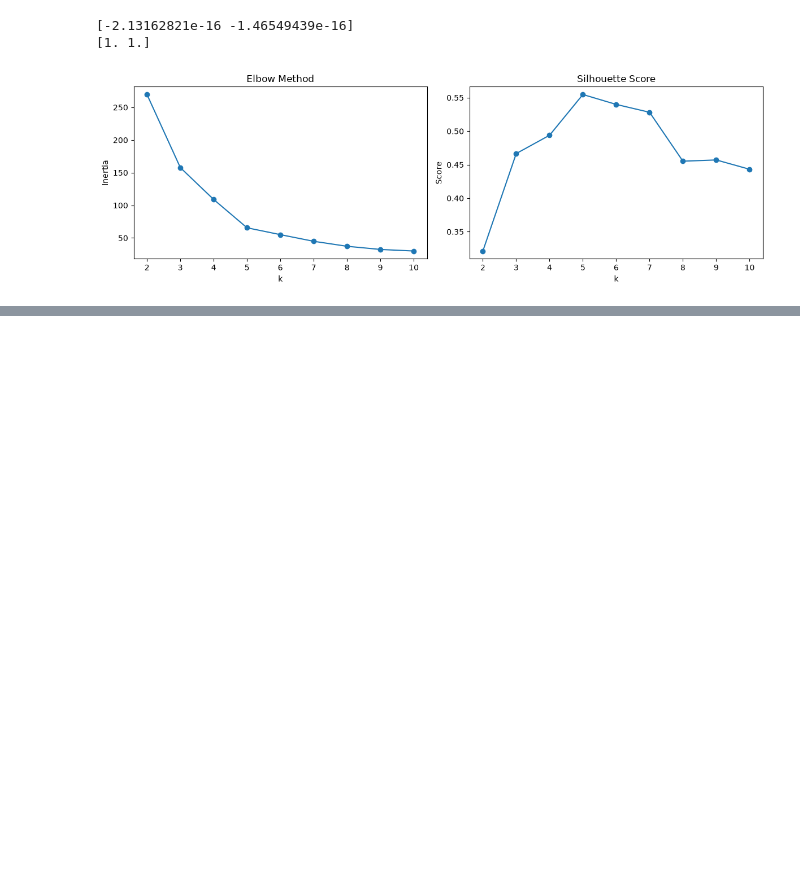
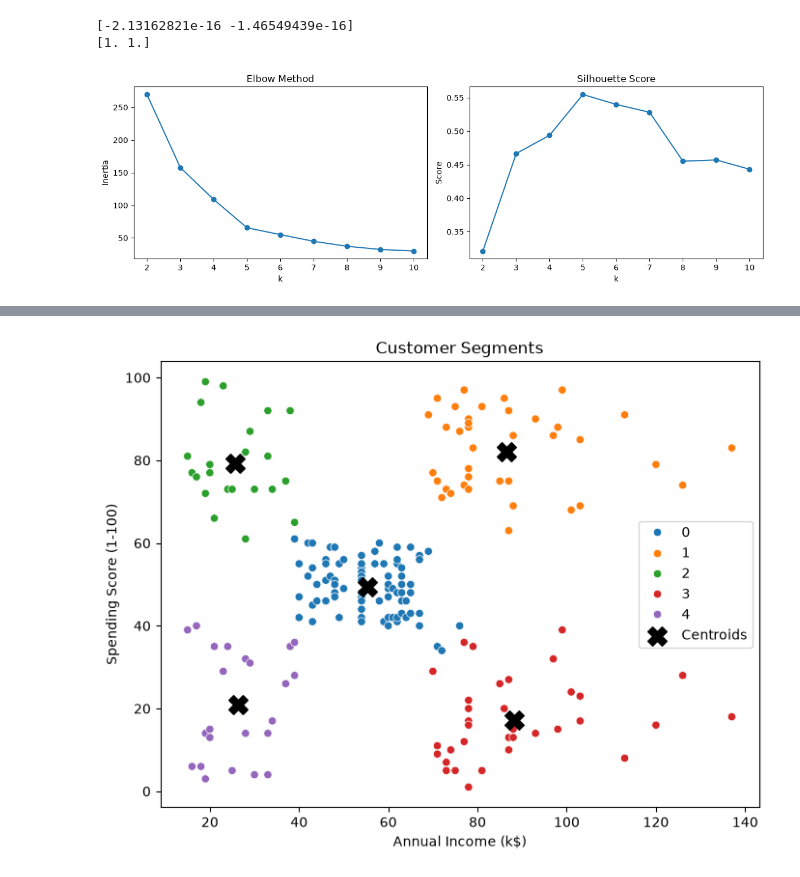
Before and after one commit to 01hanihosseini/customer-segmentation, a Jupyter notebook: notebooks/01_eda_clustering.ipynb, the cells around one changed output, grey strips where cells are left out. Saved outputs shown, nothing was run; the diff lists cells and outputs as text; code cells hidden in the pictures; blank space fills up the shorter version.

```diff
--- a/notebooks/01_eda_clustering.ipynb
+++ b/notebooks/01_eda_clustering.ipynb
@@ -129,0 +178,10 @@ sns.scatterplot(
+# %%
+names = {
+    0: "Standard",
+    1: "Premium Target",
+    2: "Young Spenders",
+    3: "Careful Savers",
+    4: "Budget Conscious",
+}
+df["Segment"] = df["Cluster"].map(names)
+print(df["Segment"].value_counts())
@@ -129,0 +196,21 @@ sns.scatterplot(
+# %%
+os.makedirs("../outputs/figures", exist_ok=True)
+
+df.to_csv("../outputs/customers_with_clusters.csv", index = False)
+
+plt.figure(figsize=(8, 6))
+sns.scatterplot(
+    x = "Annual Income (k$)",
+    y = "Spending Score (1-100)",
+    hue = "Cluster",
+    palette = "tab10",
+    data= df
+)
+
+plt.scatter(centers[:, 0], centers[:,1], c = "black", s = 200, marker = "X", label="Centroids")
+plt.title("Customer Segments")
+plt.legend()
+plt.savefig("../outputs/figures/clusters.png", dpi = 150, bbox_inches="tight")
+plt.show()
+# %% [output]
+[figure, added]
```
Also changed, not shown: parts of 7 cells of this notebook.
